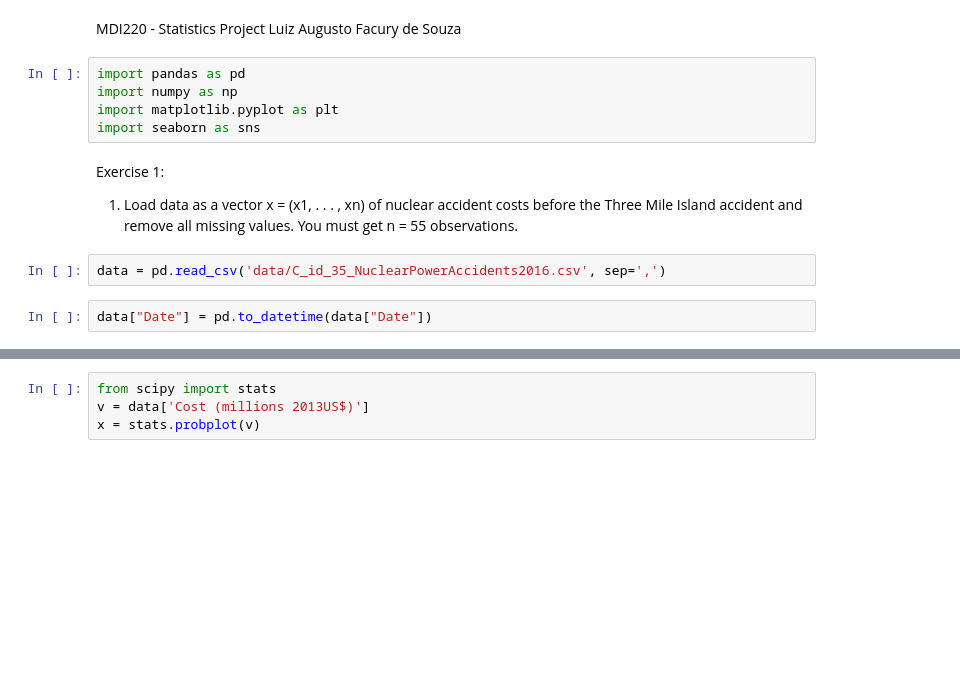
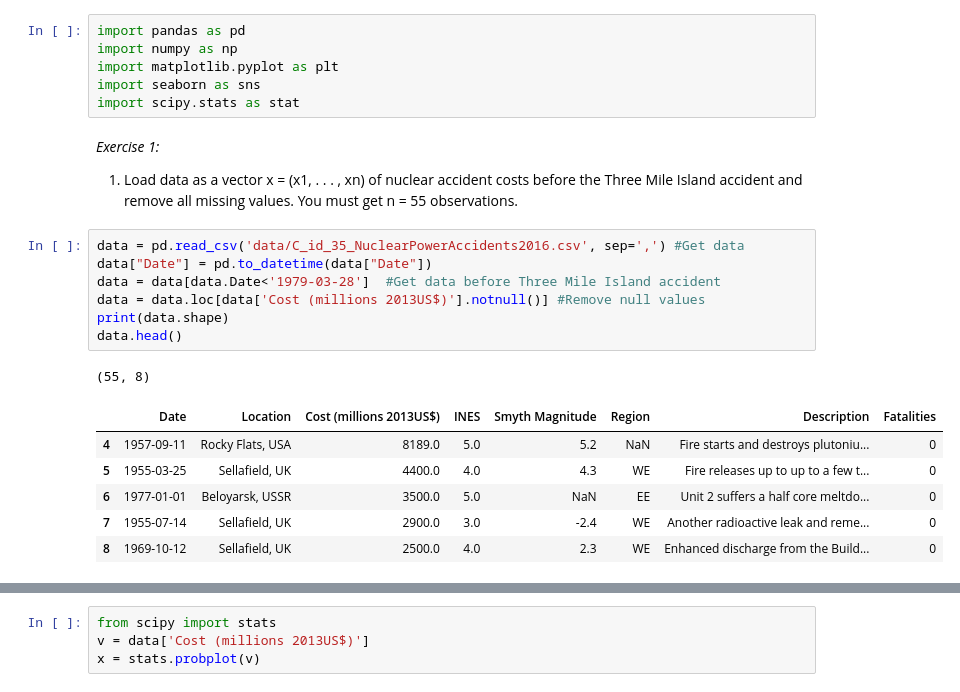
Before and after one commit to luizfysouza/MDI220, a Jupyter notebook: Project.ipynb, the cells around one changed output, grey strips where cells are left out. Saved outputs shown, nothing was run; the diff lists cells and outputs as text; blank space fills up the shorter version.

```diff
--- a/Project.ipynb
+++ b/Project.ipynb
@@ -1,15 +1,24 @@
-# %% [markdown]
-MDI220 - Statistics Project
-Luiz Augusto Facury de Souza
 # %%
 import pandas as pd
 import numpy as np
 import matplotlib.pyplot as plt
 import seaborn as sns
+import scipy.stats as stat
 # %% [markdown]
-Exercise 1:
+*Exercise 1:*
 1. Load data as a vector x = (x1, . . . , xn) of nuclear accident costs before the Three Mile Island accident and remove all missing values. You must get n = 55 observations.
-# %%
-data = pd.read_csv('data/C_id_35_NuclearPowerAccidents2016.csv', sep=',')
 # %%
+data = pd.read_csv('data/C_id_35_NuclearPowerAccidents2016.csv', sep=',') #Get data
 data["Date"] = pd.to_datetime(data["Date"])
+data = data[data.Date<'1979-03-28']  #Get data before Three Mile Island accident
+data = data.loc[data['Cost (millions 2013US$)'].notnull()] #Remove null values
+print(data.shape)
+data.head()
+# %% [output]
+(55, 8)
+|  | Date | Location | Cost (millions 2013US$) | INES | Smyth Magnitude | Region | Description | Fatalities |
+| 4 | 1957-09-11 | Rocky Flats, USA | 8189.0 | 5.0 | 5.2 | NaN | Fire starts and destroys plutoniu... | 0 |
+| 5 | 1955-03-25 | Sellafield, UK | 4400.0 | 4.0 | 4.3 | WE | Fire releases up to up to a few t... | 0 |
+| 6 | 1977-01-01 | Beloyarsk, USSR | 3500.0 | 5.0 | NaN | EE | Unit 2 suffers a half core meltdo... | 0 |
+| 7 | 1955-07-14 | Sellafield, UK | 2900.0 | 3.0 | -2.4 | WE | Another radioactive leak and reme... | 0 |
+| 8 | 1969-10-12 | Sellafield, UK | 2500.0 | 4.0 | 2.3 | WE | Enhanced discharge from the Build... | 0 |
```
Also changed, not shown: parts of 16 cells of this notebook.
